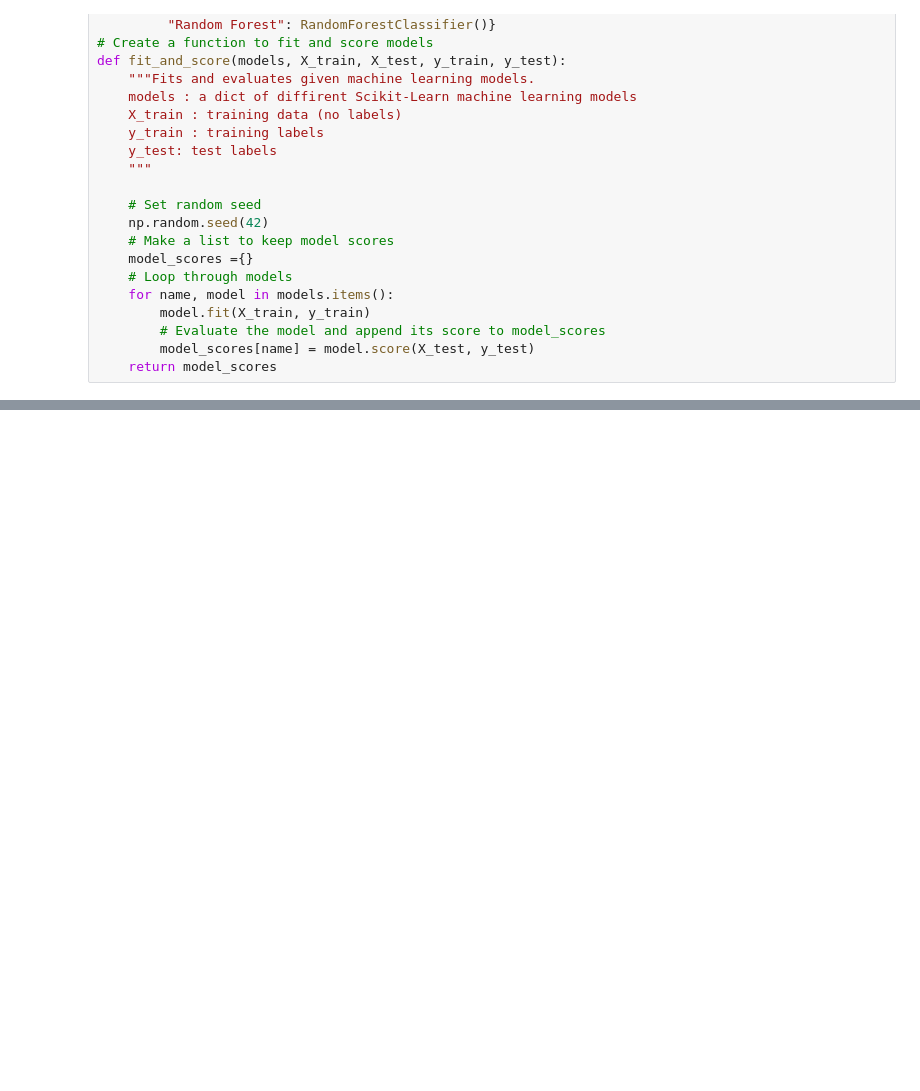
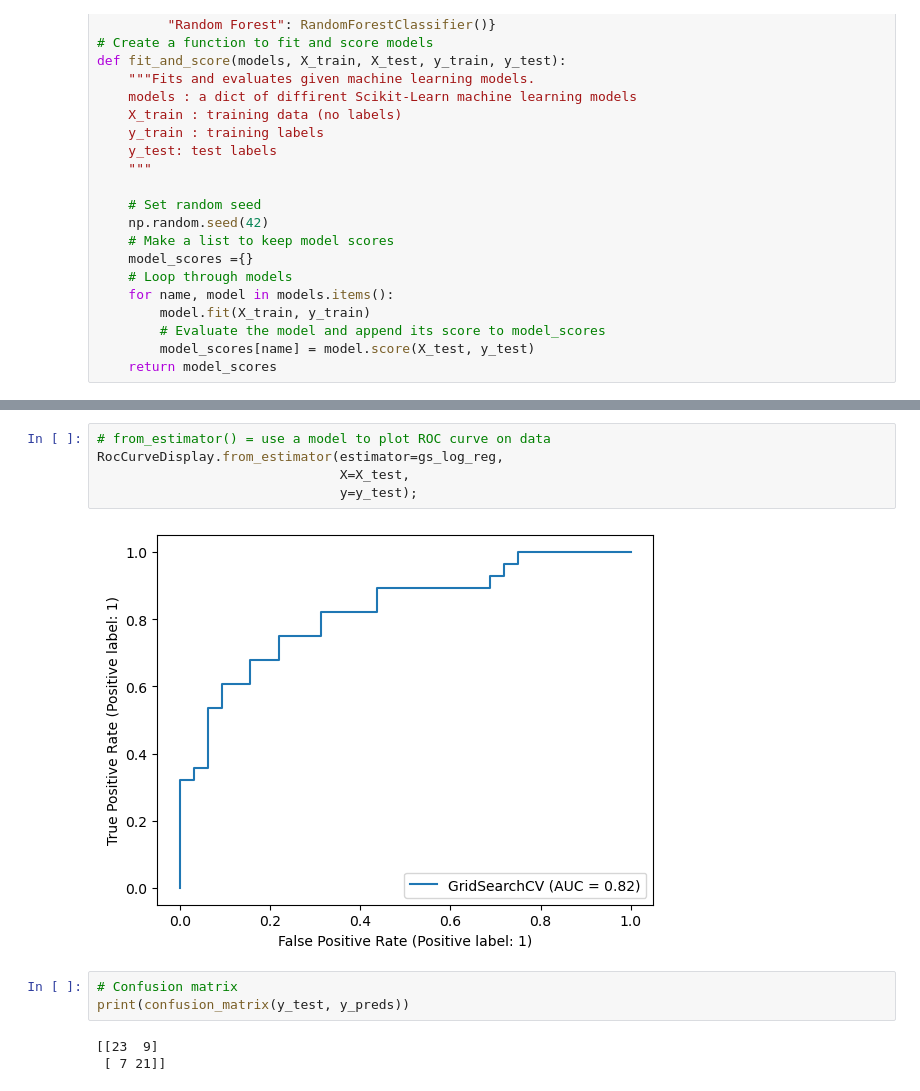
Before and after one commit to dilqvl62/Heart_disease_machine_learning, a Jupyter notebook: Heart-disease-classification.ipynb, the cells around one changed output, grey strips where cells are left out. Saved outputs shown, nothing was run; the diff lists cells and outputs as text; blank space fills up the shorter version.

```diff
--- a/Heart-disease-classification.ipynb
+++ b/Heart-disease-classification.ipynb
@@ -593,0 +634,13 @@ gs_log_reg.score(X_test, y_test)
+# %%
+# from_estimator() = use a model to plot ROC curve on data
+RocCurveDisplay.from_estimator(estimator=gs_log_reg,
+                               X=X_test,
+                               y=y_test);
+# %% [output]
+[figure, added]
+# %%
+# Confusion matrix
+print(confusion_matrix(y_test, y_preds))
+# %% [output]
+[[23  9]
+ [ 7 21]]
```
Also changed, not shown: parts of 53 cells of this notebook.
